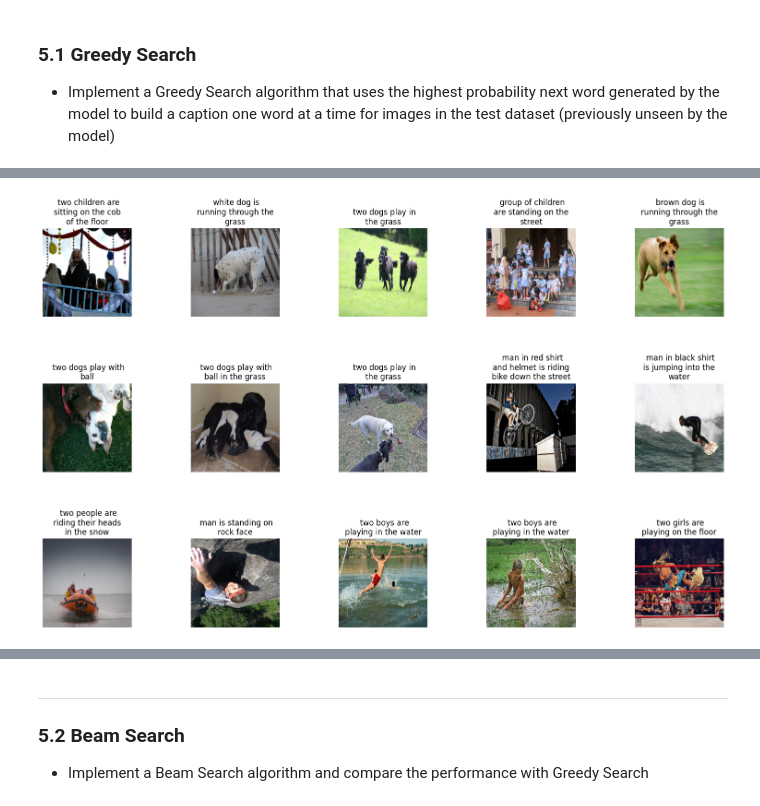
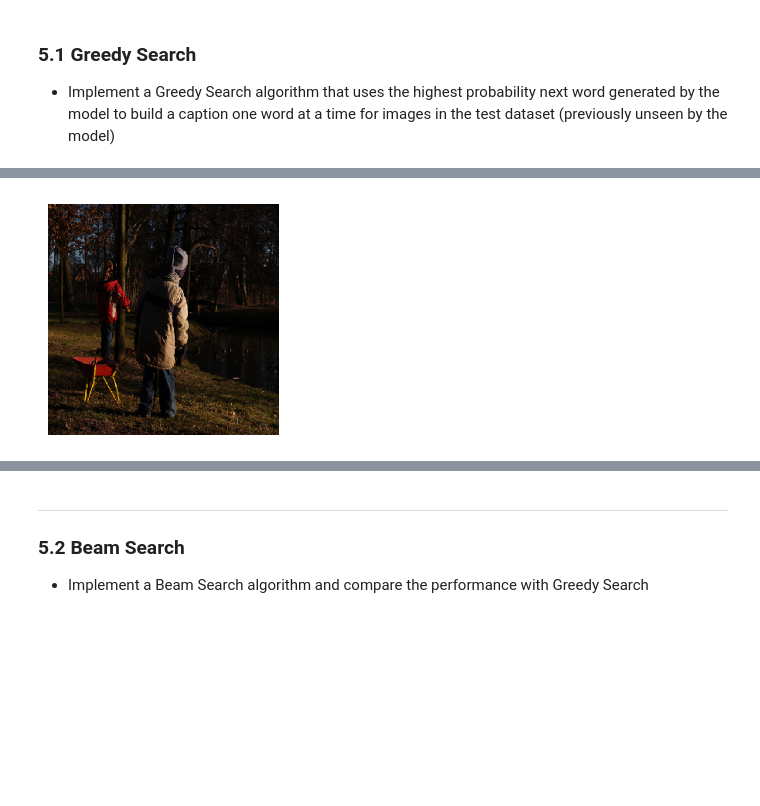
Before and after one commit to mhodierne1402/data-science-ml-portfolio, a Jupyter notebook: image-caption-generator/Image_Caption_Generator_CNN_RNN_Model_STAGE_1_Baseline.ipynb, the cells around one changed output, grey strips where cells are left out. Saved outputs shown, nothing was run; the diff lists cells and outputs as text; code cells hidden in the pictures; blank space fills up the shorter version.

```diff
--- a/image-caption-generator/Image_Caption_Generator_CNN_RNN_Model_STAGE_1_Baseline.ipynb
+++ b/image-caption-generator/Image_Caption_Generator_CNN_RNN_Model_STAGE_1_Baseline.ipynb
@@ -498,6 +503,8 @@ Number of validation set captions (= num validation dataset images): 810
 Number of test set captions (= num test dataset images): 809
 # %%
 # Load captions from pickle
+with open(f'{working_directory}captions.pkl', 'rb') as f:
+    captions = pickle.load(f)
 with open(f'{working_directory}train_captions.pkl', 'rb') as f:
     train_captions = pickle.load(f)
 with open(f'{working_directory}val_captions.pkl', 'rb') as f:
@@ -563,7 +570,7 @@ GloVe will be used to translate each of the 35 word captions into a high dimensi
 ! unzip -q glove.6B.zip -d "/content/gdrive/My Drive/Colab Data/GloVe.6B Model"
 # %%
 # Create an index of the GloVe model's 200 dimension word embeddings
-embedding_dim = 200
+embedding_dim = 300
 path_to_glove_file = f'{glove_path}glove.6B.{embedding_dim}d.txt'
 
 embeddings_index = {}
@@ -574,7 +581,7 @@ for line in f:
     coefs = np.asarray(values[1:], dtype='float32')
     embeddings_index[word] = coefs
 
-print(f'Found {len(embeddings_index)} word vectors.\n')
+print(f'Found {len(embeddings_index)} word vectors')
 
 
 # Create a matrix of shape (8427,200) - 200 dimension word vectors
@@ -585,10 +592,10 @@ for word, i in word_index.items():
     if embedding_vector is not None:
         embedding_matrix[i] = embedding_vector
 
-print(embedding_matrix[23])
-print(f'\nEmbeddings generated for {len(embedding_matrix)} words.')
+print(f'Embeddings generated for {len(embedding_matrix)} words')
+print(f'Shape of embedding matrix: {embedding_matrix.shape}')
 
 # Save embedding_matrix to pickle
 pickle.dump(embedding_matrix,
-            open(f'{working_directory}embedding_matrix.pkl', 'wb'))
+            open(f'{working_directory}embedding_matrix_{embedding_dim}.pkl', 'wb'))
 # %% [output]
@@ -612,6 +605,6 @@ Embeddings generated for 8427 words.
 # %%
 # Load embedding_matrix from pickle
-with open(f'{working_directory}embedding_matrix.pkl', 'rb') as f:
+with open(f'{working_directory}embedding_matrix_{embedding_dim}.pkl', 'rb') as f:
     embedding_matrix = pickle.load(f)
 # %% [markdown]
 ---
@@ -766,3 +810,3 @@ model.save(f'{working_directory}cnn_rnn_model_e10-200.keras', overwrite=True)
 # %%
-# Load the saved model
-model = load_model(f'{working_directory}cnn_rnn_model_e10-200.keras', custom_objects=None, compile=True, safe_mode=True)
+# Load the saved CNN-RNN model
+model = load_model(f'{working_directory}cnn_rnn_model_e10-300.keras', custom_objects=None, compile=True, safe_mode=True)
@@ -871,63 +904,71 @@ In summary, both greedy search and beam search are methods for generating sequen
 # %%
 def greedy_search(model, img, tokenizer, max_length, index_to_word):
+    # Greedy Search decoding strategy to generate a caption describing an image
     in_text = 'startseq'
+
     for _ in range(max_length):
         # Convert input sequence to integers using the tokenizer
         sequence = tokenizer.texts_to_sequences([in_text])[0]
-
         # Pad input sequence
         sequence = pad_sequences([sequence], maxlen=max_length)
-
         # Predict the next word probabilities
         yhat = model.predict([img, sequence], verbose=0)
-
         # Get the index of the word with the highest probability
         yhat = np.argmax(yhat)
-
         # Map the index to the word
         word = index_to_word[yhat]
-
         # Stop if cannot map the word or if it is an end token
-        if word is None or word == 'endseq':
+        if word is None:
             break
-
+        elif word == 'endseq':
+            in_text += f' {word}'
+            break
         # Add the predicted word to the input sequence
-        in_text += ' ' + word
+        else:
+            in_text += f' {word}'
 
     return in_text
 
 
-
-
 def read_image(path, img_size=299):
+    # Load and resize an image in square format
+    # and convert it to an array representation
     img = load_img(path, target_size=(img_size, img_size))
     img = img_to_array(img)/255.
 
     return img
 
 
+def review_captions(id, index_to_word):
+    # Plot the Flickr8k image and captions, and the model generated caption
+    img = encoded_test_images[id].reshape((1, 2048))  # batch size = 1
+    y_pred = greedy_search(model, img, tokenizer, max_length, index_to_word)
+    y_pred = y_pred.replace('startseq ', '')  # Remove start tag
+    y_pred = y_pred.replace(' endseq', '')  # Remove end tag
+
+    print('\n\n--- Flickr8k Dataset Captions ---------------------------------')
+    for caption in test_captions[id]:
+        caption = caption.replace('startseq ', '')  # Remove start tag
+        caption = caption.replace(' endseq', '')  # Remove end tag
+        print(caption)
+
+    print('\n---Caption Predicted by Model----------------------------------')
+    print(y_pred)
+
+    plt.figure(figsize=(3,3))
+    image = read_image(image_path + id)
+    plt.imshow(image)
+    plt.axis('off')
+    plt.show()
+
+
 # Invert the word_index to create a dictionary of index to word
 index_to_word = {index: word for word, index in word_index.items()}
 
-# Generate a sample of the test image dataset
-random_test_images = random.choices(list(encoded_test_images.keys()), k=15)
-
-for id in random_test_images:
-    print(id, test_captions[id])
-
-plt.figure(figsize=(20, 20))
-i = 0
-for id in random_test_images:
-    i += 1
-    img = encoded_test_images[id].reshape((1,2048))
-    caption = greedy_search(model, img, tokenizer, max_length, index_to_word)
-    caption = caption.replace('startseq', '')
-
-    plt.subplot(5 , 5, i)
-    plt.subplots_adjust(hspace=0.75)
-    image = read_image(image_path + id)
-    text = textwrap.fill(caption, 20)
-    plt.imshow(image)
-    plt.title(text)
-    plt.axis("off")
+# Review a sample of the test image dataset and the model generated captions
+sample_size = 5
+random_test_images = random.choices(list(encoded_test_images.keys()),
+                                    k=sample_size)
+for id in tqdm(random_test_images):
+    review_captions(id, index_to_word)
 # %% [output]
@@ -949 +984 @@ for id in random_test_images:
-[figure, old version]
+[figure, new version]
```
Also changed, not shown: parts of 33 cells of this notebook.
